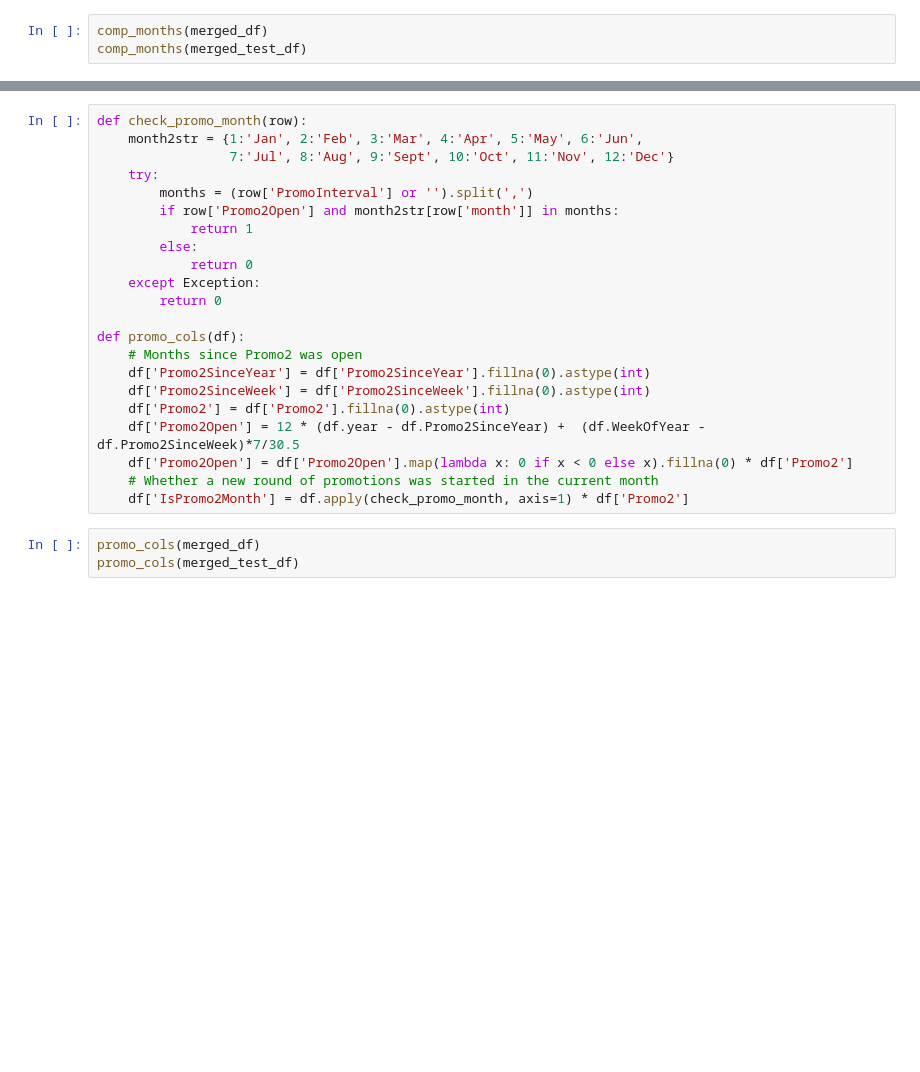
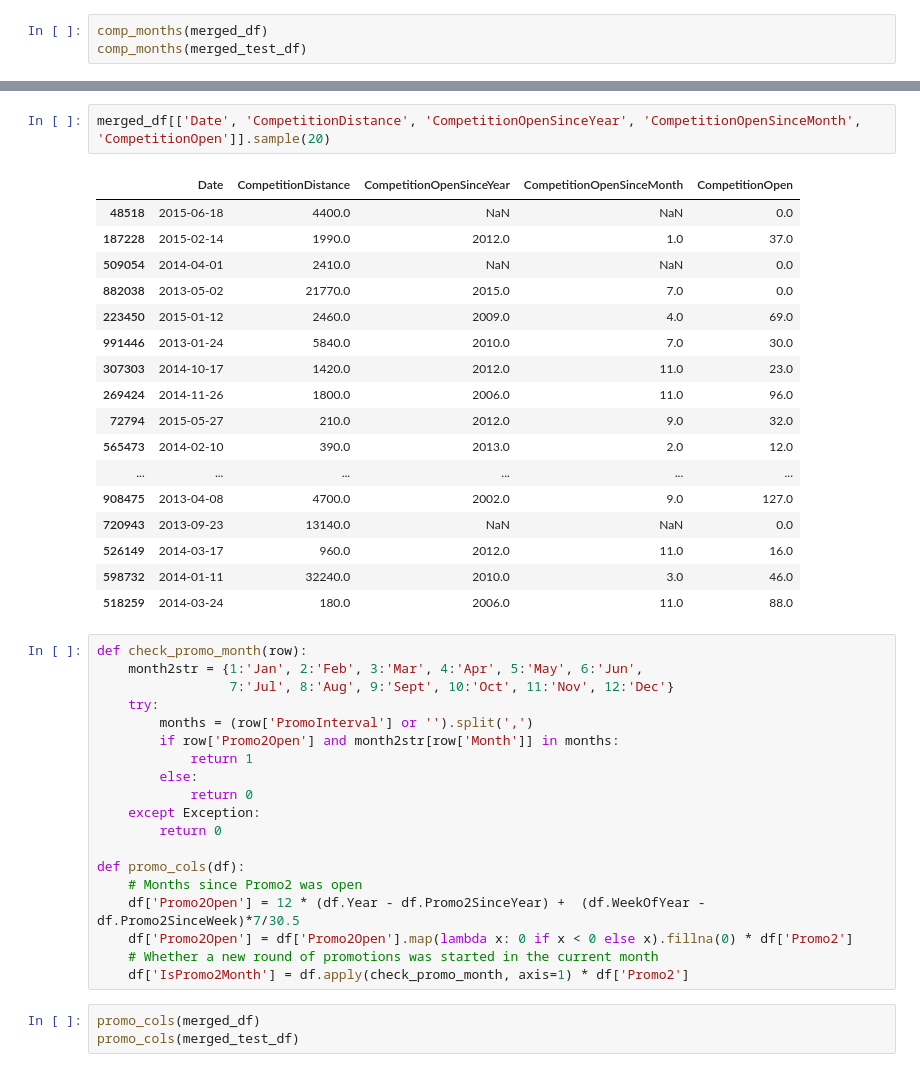
Before and after one commit to ADITI9981/Machine-Learning, a Jupyter notebook: Rossman_Store_Sales_Predictions_with_GradientBoosting.ipynb, the cells around one changed output, grey strips where cells are left out. Drawn from its saved outputs; the diff is of its cells as text; blank space fills up the shorter version.

```diff
--- a/Rossman_Store_Sales_Predictions_with_GradientBoosting.ipynb
+++ b/Rossman_Store_Sales_Predictions_with_GradientBoosting.ipynb
@@ -79,10 +204,30 @@ merged_df
+# %%
+merged_df[['Date', 'CompetitionDistance', 'CompetitionOpenSinceYear', 'CompetitionOpenSinceMonth', 'CompetitionOpen']].sample(20)
+# %% [output]
+|  | Date | CompetitionDistance | CompetitionOpenSinceYear | CompetitionOpenSinceMonth | CompetitionOpen |
+| 48518 | 2015-06-18 | 4400.0 | NaN | NaN | 0.0 |
+| 187228 | 2015-02-14 | 1990.0 | 2012.0 | 1.0 | 37.0 |
+| 509054 | 2014-04-01 | 2410.0 | NaN | NaN | 0.0 |
+| 882038 | 2013-05-02 | 21770.0 | 2015.0 | 7.0 | 0.0 |
+| 223450 | 2015-01-12 | 2460.0 | 2009.0 | 4.0 | 69.0 |
+| 991446 | 2013-01-24 | 5840.0 | 2010.0 | 7.0 | 30.0 |
+| 307303 | 2014-10-17 | 1420.0 | 2012.0 | 11.0 | 23.0 |
+| 269424 | 2014-11-26 | 1800.0 | 2006.0 | 11.0 | 96.0 |
+| 72794 | 2015-05-27 | 210.0 | 2012.0 | 9.0 | 32.0 |
+| 565473 | 2014-02-10 | 390.0 | 2013.0 | 2.0 | 12.0 |
+| ... | ... | ... | ... | ... | ... |
+| 908475 | 2013-04-08 | 4700.0 | 2002.0 | 9.0 | 127.0 |
+| 720943 | 2013-09-23 | 13140.0 | NaN | NaN | 0.0 |
+| 526149 | 2014-03-17 | 960.0 | 2012.0 | 11.0 | 16.0 |
+| 598732 | 2014-01-11 | 32240.0 | 2010.0 | 3.0 | 46.0 |
+| 518259 | 2014-03-24 | 180.0 | 2006.0 | 11.0 | 88.0 |
 # %%
 def check_promo_month(row):
     month2str = {1:'Jan', 2:'Feb', 3:'Mar', 4:'Apr', 5:'May', 6:'Jun',
                  7:'Jul', 8:'Aug', 9:'Sept', 10:'Oct', 11:'Nov', 12:'Dec'}
     try:
         months = (row['PromoInterval'] or '').split(',')
-        if row['Promo2Open'] and month2str[row['month']] in months:
+        if row['Promo2Open'] and month2str[row['Month']] in months:
             return 1
         else:
             return 0
@@ -91,10 +236,7 @@ def check_promo_month(row):
 
 def promo_cols(df):
     # Months since Promo2 was open
-    df['Promo2SinceYear'] = df['Promo2SinceYear'].fillna(0).astype(int)
-    df['Promo2SinceWeek'] = df['Promo2SinceWeek'].fillna(0).astype(int)
-    df['Promo2'] = df['Promo2'].fillna(0).astype(int)
-    df['Promo2Open'] = 12 * (df.year - df.Promo2SinceYear) +  (df.WeekOfYear - df.Promo2SinceWeek)*7/30.5
+    df['Promo2Open'] = 12 * (df.Year - df.Promo2SinceYear) +  (df.WeekOfYear - df.Promo2SinceWeek)*7/30.5
     df['Promo2Open'] = df['Promo2Open'].map(lambda x: 0 if x < 0 else x).fillna(0) * df['Promo2']
     # Whether a new round of promotions was started in the current month
     df['IsPromo2Month'] = df.apply(check_promo_month, axis=1) * df['Promo2']
```
Also changed, not shown: parts of 88 cells of this notebook.
